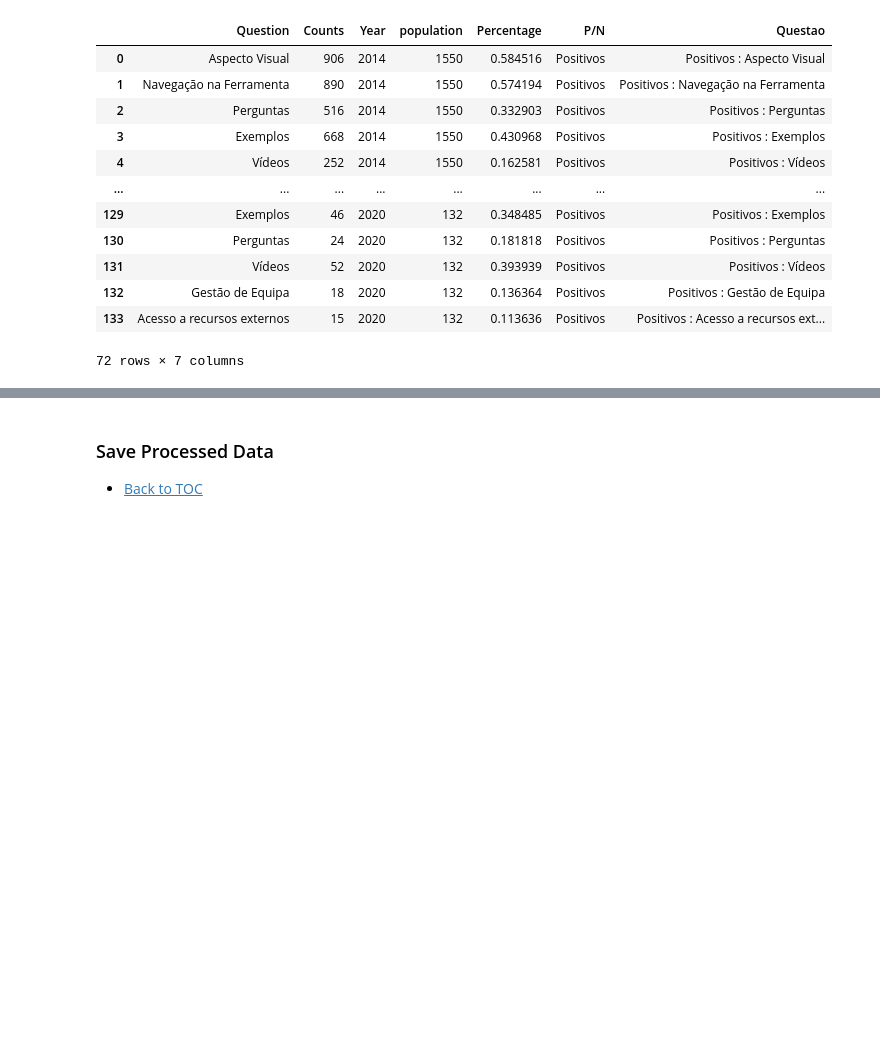
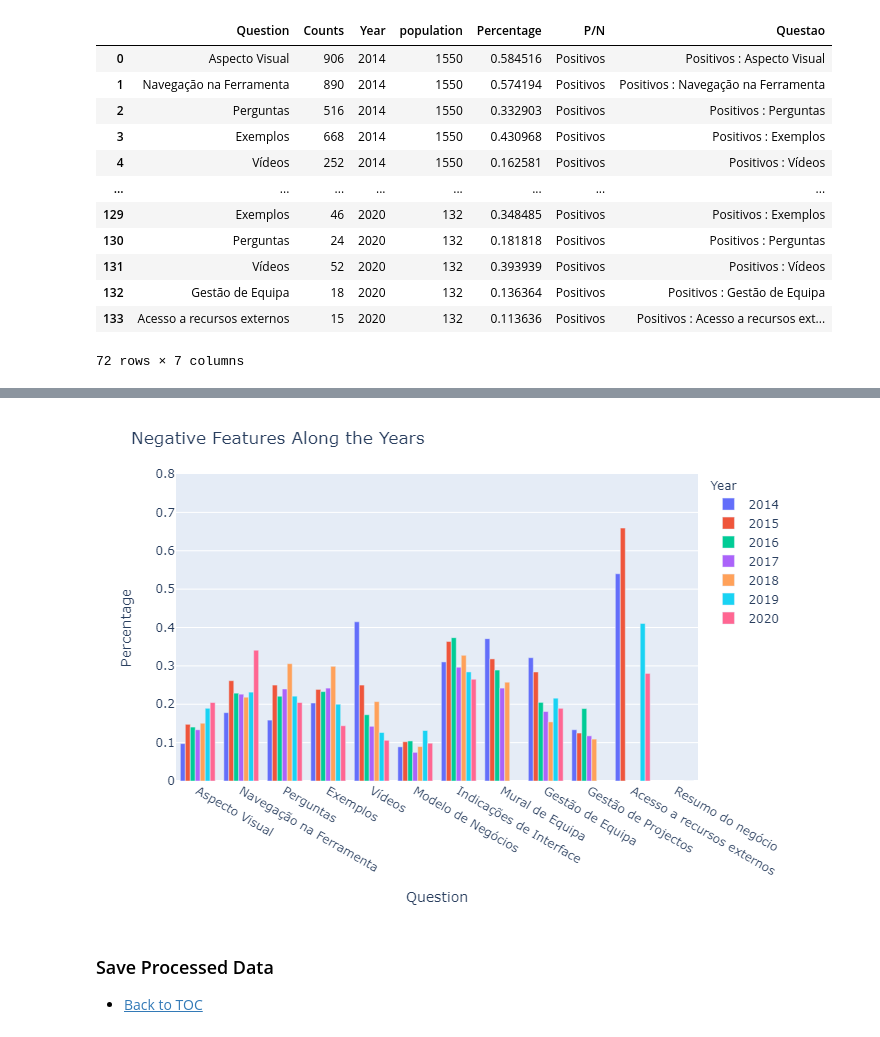
Before and after one commit to DSWorkPortugal/MscThesisFernando, a Jupyter notebook: 12-PositivesNegativesOverYears.ipynb, the cells around one changed output, grey strips where cells are left out. Saved outputs shown, nothing was run; the diff lists cells and outputs as text; code cells hidden in the pictures; blank space fills up the shorter version.

```diff
--- a/12-PositivesNegativesOverYears.ipynb
+++ b/12-PositivesNegativesOverYears.ipynb
@@ -141,16 +180,22 @@ fig.write_image('Outputs/YearlyAverage/PosOverYears.png')
 # %%
 
 import plotly_express as px
 
 fig = px.bar(NegOverYears, x="Question", y="Percentage", color='Year', barmode='group',
              hover_name='Question', range_y=[0,0.8])
 fig.update_layout(title_text='Negative Features Along the Years')
 fig.update_layout(xaxis_type='category')
 
 fig.show()
 fig.write_image('Outputs/YearlyAverage/NegOverYears.png')
+
+
+
+from IPython.display import Image
+Image(filename='Outputs/YearlyAverage/NegOverYears.png')
 # %% [output]
 [interactive output not drawn]
+[figure, added]
 # %% [markdown]
 ### Save Processed Data<a name="processeddata"></a>
 * [Back to TOC](#backtoc)
```
Also changed, not shown: parts of 6 cells of this notebook, 6 other files.
